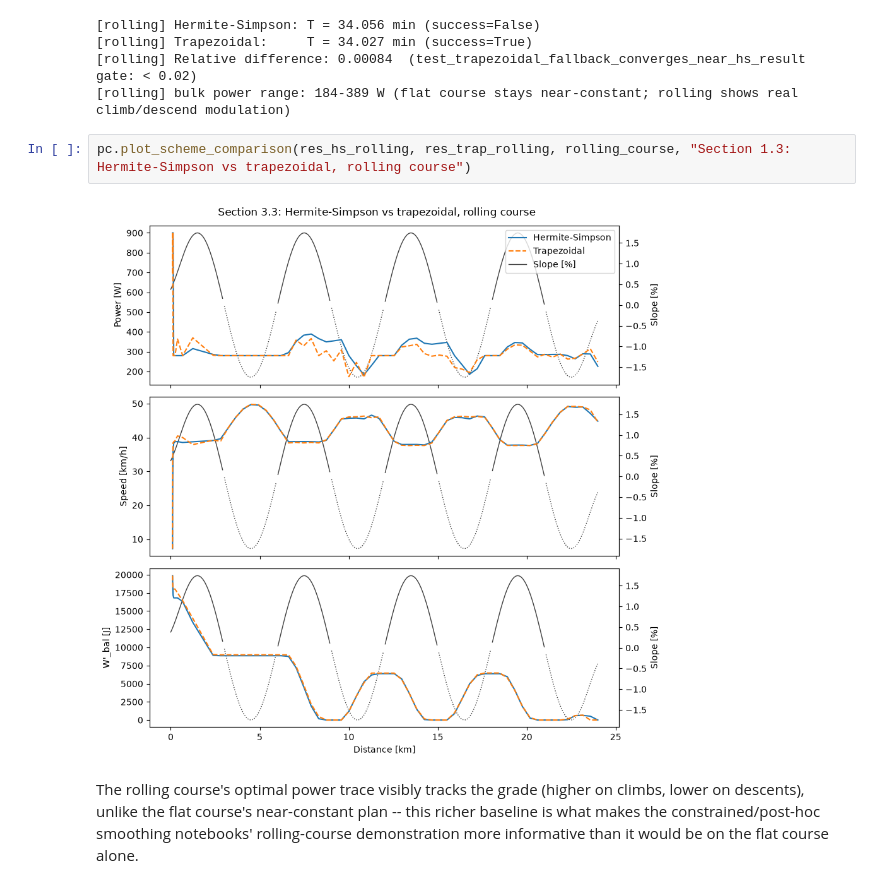
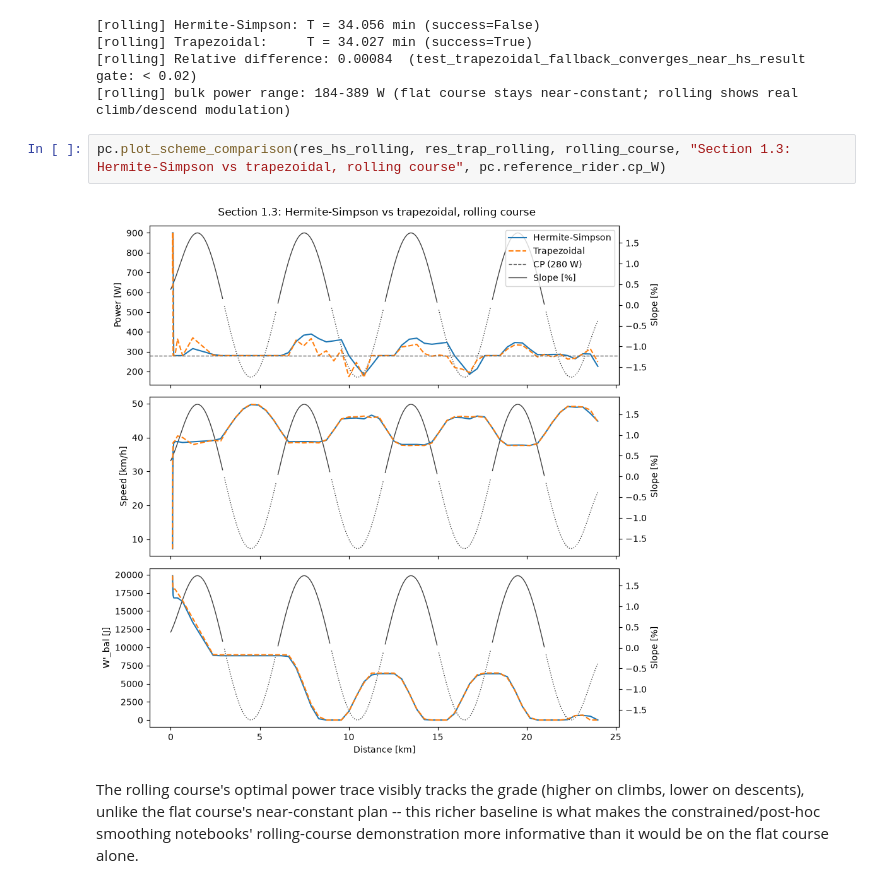
Before and after one commit to d0martins/TTT-strat, a Jupyter notebook: notebooks/phase1_optimization/phase_1_1_scheme_comparison.ipynb, the cells around one changed output. Cells and saved outputs as stored; diff of their text form.

```diff
--- a/notebooks/phase1_optimization/phase_1_1_scheme_comparison.ipynb
+++ b/notebooks/phase1_optimization/phase_1_1_scheme_comparison.ipynb
@@ -180,9 +180,9 @@ print(f"[rolling] bulk power range: {res_hs_rolling.power_W[9:].min():.0f}-{res_
 [rolling] Relative difference: 0.00084  (test_trapezoidal_fallback_converges_near_hs_result gate: < 0.02)
 [rolling] bulk power range: 184-389 W (flat course stays near-constant; rolling shows real climb/descend modulation)
 # %%
-pc.plot_scheme_comparison(res_hs_rolling, res_trap_rolling, rolling_course, "Section 1.3: Hermite-Simpson vs trapezoidal, rolling course")
+pc.plot_scheme_comparison(res_hs_rolling, res_trap_rolling, rolling_course, "Section 1.3: Hermite-Simpson vs trapezoidal, rolling course", pc.reference_rider.cp_W)
 # %% [output]
-[figure, old version]
+[figure, new version]
 # %% [markdown]
 The rolling course's optimal power trace visibly tracks the grade (higher
 on climbs, lower on descents), unlike the flat course's near-constant plan
```
Also changed, not shown: parts of 4 cells of this notebook, 1 other file.
